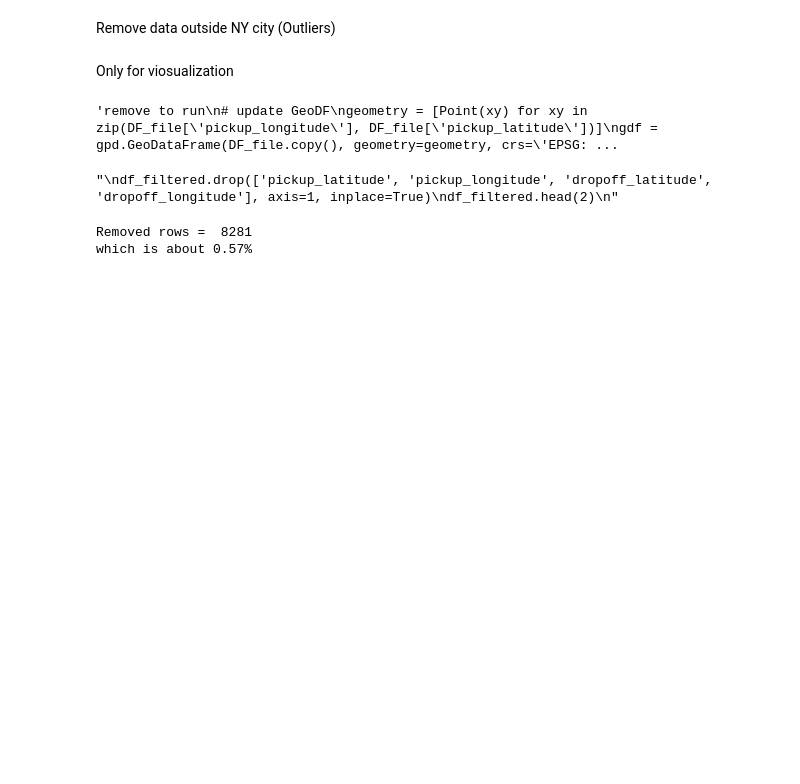
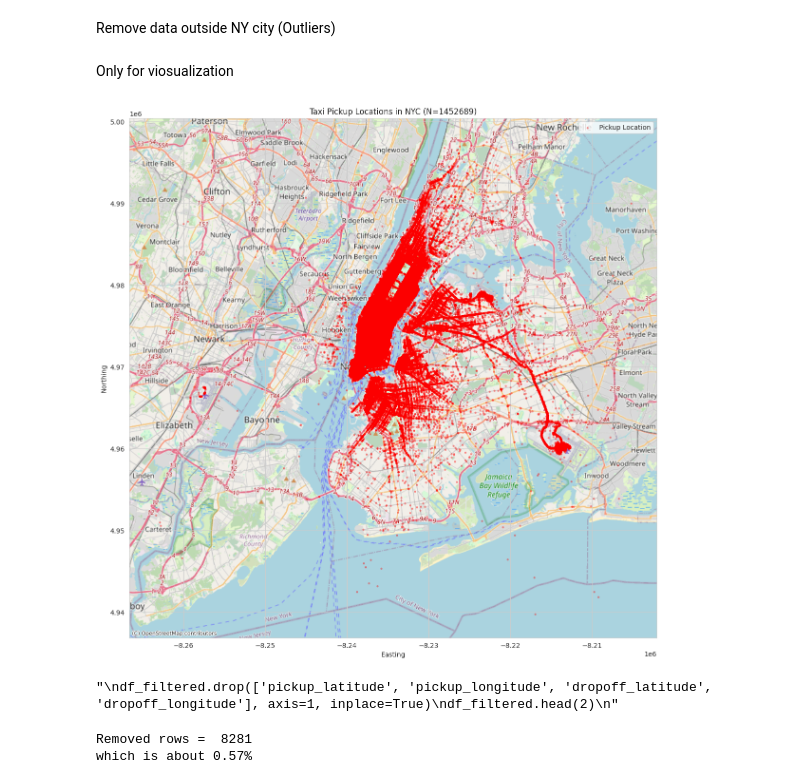
Before and after one commit to wasimshoman/NY_Taxi, a Jupyter notebook: Main.ipynb, the cells around one changed output. Saved outputs shown, nothing was run; the diff lists cells and outputs as text; code cells hidden in the pictures; blank space fills up the shorter version.

```diff
--- a/Main.ipynb
+++ b/Main.ipynb
@@ -282,8 +279,3 @@ DF_file['dropoff_month'] = pd.to_datetime(DF_file['dropoff_datetime']).dt.month
 DF_file.drop('dropoff_datetime', axis=1, inplace=True)
 # %% [markdown]
 Drop unnecessary columns
-# %%
-'''
-DF_file.drop(['pickup_latitude', 'pickup_longitude', 'dropoff_latitude', 'dropoff_longitude'], axis=1, inplace=True)
-DF_file.head()
-'''
@@ -510,37 +480,35 @@ df_filtered = df_filtered[
 # %% [markdown]
 Only for viosualization
 # %%
-'''remove to run
 # update GeoDF
-geometry = [Point(xy) for xy in zip(DF_file['pickup_longitude'], DF_file['pickup_latitude'])]
-gdf = gpd.GeoDataFrame(DF_file.copy(), geometry=geometry, crs='EPSG:4326')
+geometry = [Point(xy) for xy in zip(df_filtered['pickup_longitude'], df_filtered['pickup_latitude'])]
+gdf = gpd.GeoDataFrame(df_filtered.copy(), geometry=geometry, crs='EPSG:4326')
 
 
 # convert to local projection
 gdf_web_mercator = gdf.to_crs(epsg=3857)
 # Plot the points .
 fig, ax = plt.subplots(1, 1, figsize=(12, 12))
 gdf_web_mercator.plot(
     ax=ax,
     marker='o',
     color='red',
     markersize=5,
     alpha=0.3,
     label='Pickup Location'
 )
 
 # Add the basemap and retrieves the appropriate map tiles.
 ctx.add_basemap(ax, source=ctx.providers.OpenStreetMap.Mapnik)
 
 ax.set_title(f"Taxi Pickup Locations in NYC (N={len(DF_file)})")
 ax.set_xlabel("Easting")
 ax.set_ylabel("Northing")
 plt.legend()
 plt.tight_layout()
 plt.show()
-'''
 # %% [output]
-'remove to run\n# update GeoDF\ngeometry = [Point(xy) for xy in zip(DF_file[\'pickup_longitude\'], DF_file[\'pickup_latitude\'])]\ngdf = gpd.GeoDataFrame(DF_file.copy(), geometry=geometry, crs=\'EPSG: ...
+[figure, added]
 # %%
 #remove the unrequired attributres
 '''
```
Also changed, not shown: parts of 5 cells of this notebook.
